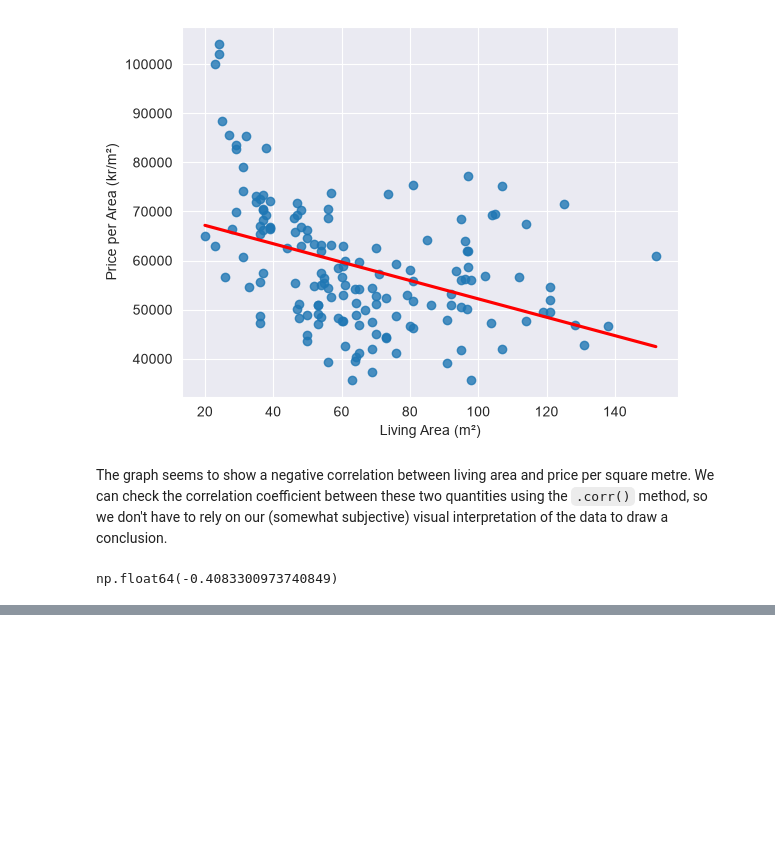
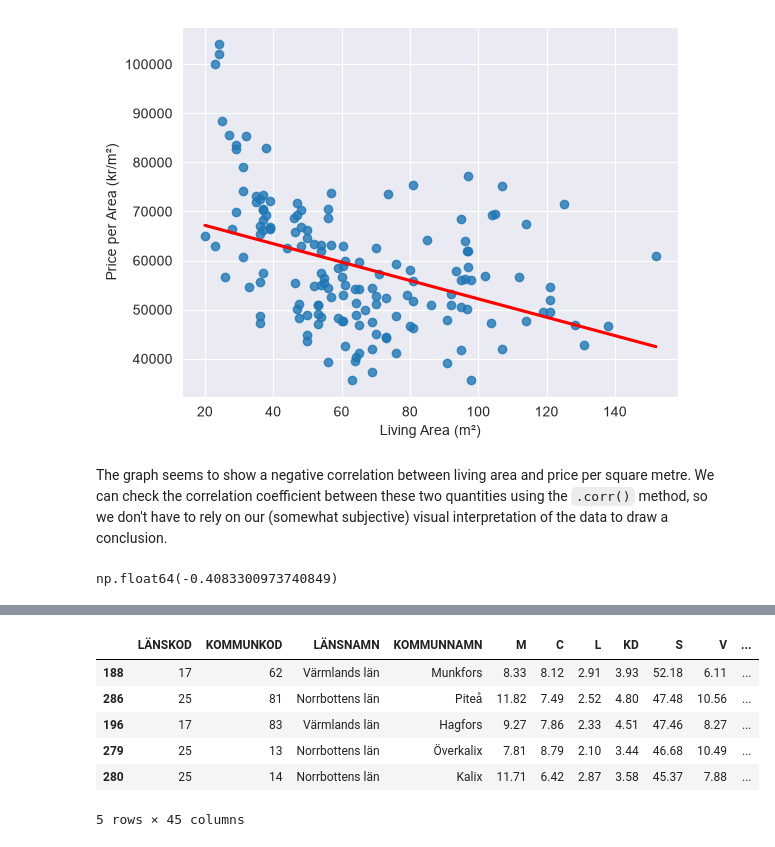
Before and after one commit to AndyDeany/MT4008-homework-2, a Jupyter notebook: HW2/HW2.ipynb, the cells around one changed output, grey strips where cells are left out. Cells and saved outputs as stored; diff of their text form; code cells hidden in the pictures; blank space fills up the shorter version.

```diff
--- a/HW2/HW2.ipynb
+++ b/HW2/HW2.ipynb
@@ -145,0 +184,10 @@ There may also be a base cost to an apartment that is fixed regardless of its si
+# %%
+votes.sort_values("S", ascending=False).head()
+# %% [output]
+|  | LÄNSKOD | KOMMUNKOD | LÄNSNAMN | KOMMUNNAMN | M | C | L | KD | S | V | ... |
+| 188 | 17 | 62 | Värmlands län | Munkfors | 8.33 | 8.12 | 2.91 | 3.93 | 52.18 | 6.11 | ... |
+| 286 | 25 | 81 | Norrbottens län | Piteå | 11.82 | 7.49 | 2.52 | 4.80 | 47.48 | 10.56 | ... |
+| 196 | 17 | 83 | Värmlands län | Hagfors | 9.27 | 7.86 | 2.33 | 4.51 | 47.46 | 8.27 | ... |
+| 279 | 25 | 13 | Norrbottens län | Överkalix | 7.81 | 8.79 | 2.10 | 3.44 | 46.68 | 10.49 | ... |
+| 280 | 25 | 14 | Norrbottens län | Kalix | 11.71 | 6.42 | 2.87 | 3.58 | 45.37 | 7.88 | ... |
+5 rows × 45 columns
```
Also changed, not shown: parts of 15 cells of this notebook.
